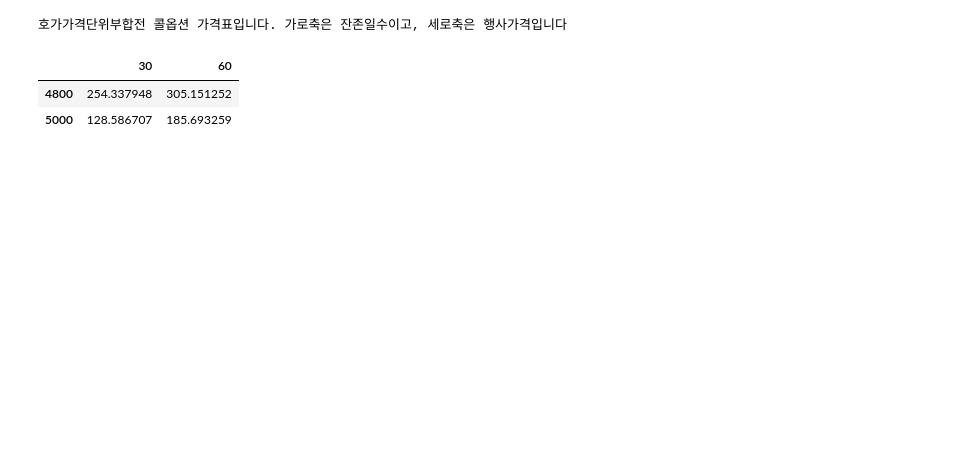
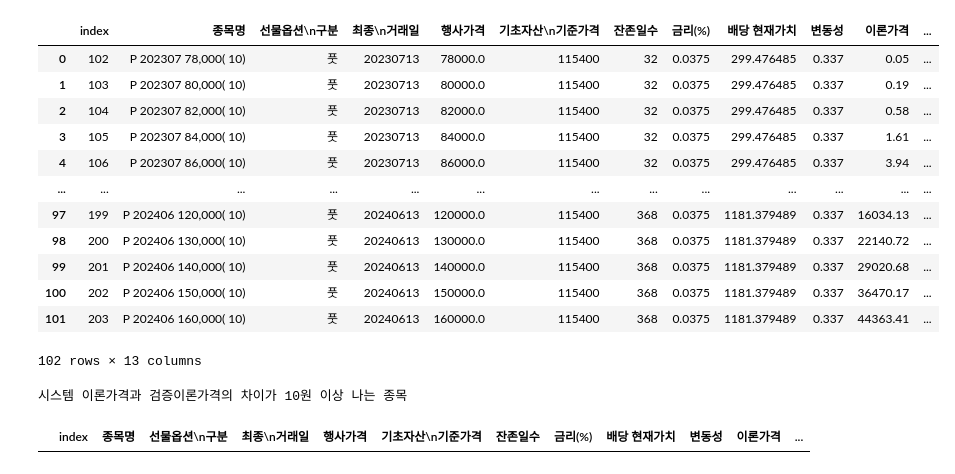
Before and after one commit to SophieShin/MachineLearning, a Jupyter notebook: Option_Pricing.ipynb, the cells around one changed output. Saved outputs shown, nothing was run; the diff lists cells and outputs as text; code cells hidden in the pictures; blank space fills up the shorter version.

```diff
--- a/Option_Pricing.ipynb
+++ b/Option_Pricing.ipynb
@@ -65,26 +197,43 @@ def call(S,K,r,t,div, sigma):
-# %%
-T= [30, 60]
-DIV = [0, 0.5]
-k= [ 4800, 5000]
-# %%
-call_price = pd.DataFrame()
-
-for i in range(len(T)):
-  t = T[i]
-  div = DIV[i]
-  call_price_temp = []
-
-  for i in range(len(k)):
-    K = k[i]
-    price = call(S,K,r,t,div,sigma)
-    call_price_temp.append(price)
-  call_price_temp = pd.Series(call_price_temp, index = k)
-  call_price[t] = call_price_temp
-# %%
-print('호가가격단위부합전 콜옵션 가격표입니다. 가로축은 잔존일수이고, 세로축은 행사가격입니다')
-call_price
-# %% [output]
-호가가격단위부합전 콜옵션 가격표입니다. 가로축은 잔존일수이고, 세로축은 행사가격입니다
-|  | 30 | 60 |
-| 4800 | 254.337948 | 305.151252 |
-| 5000 | 128.586707 | 185.693259 |
+# %%
+# 모든 행사가격, 모든 월물에 대해 이론가격 구하는 코드
+
+put_price_temp = []
+
+for i in range(len(name)):
+  s = S[i]
+  k = K[i]
+  R = r[i]
+  T = t[i]
+  Div = div[i]
+  Sigma = sigma[i]
+
+  price =  put(s,k,R,T,Div,Sigma)
+  put_price_temp.append(price)
+# %%
+# 구한 이론가와 시스템에서 산출한 이론가 비교
+
+put_price = pd.Series(put_price_temp)
+df2['theo_price_검증용'] = put_price
+df2['시스템 검증 차이'] = df2['이론가격'] - df2['theo_price_검증용']
+# %%
+df2
+# %% [output]
+|  | index | 종목명 | 선물옵션\n구분 | 최종\n거래일 | 행사가격 | 기초자산\n기준가격 | 잔존일수 | 금리(%) | 배당 현재가치 | 변동성 | 이론가격 | ... |
+| 0 | 102 | P 202307 78,000( 10) | 풋 | 20230713 | 78000.0 | 115400 | 32 | 0.0375 | 299.476485 | 0.337 | 0.05 | ... |
+| 1 | 103 | P 202307 80,000( 10) | 풋 | 20230713 | 80000.0 | 115400 | 32 | 0.0375 | 299.476485 | 0.337 | 0.19 | ... |
+| 2 | 104 | P 202307 82,000( 10) | 풋 | 20230713 | 82000.0 | 115400 | 32 | 0.0375 | 299.476485 | 0.337 | 0.58 | ... |
+| 3 | 105 | P 202307 84,000( 10) | 풋 | 20230713 | 84000.0 | 115400 | 32 | 0.0375 | 299.476485 | 0.337 | 1.61 | ... |
+| 4 | 106 | P 202307 86,000( 10) | 풋 | 20230713 | 86000.0 | 115400 | 32 | 0.0375 | 299.476485 | 0.337 | 3.94 | ... |
+| ... | ... | ... | ... | ... | ... | ... | ... | ... | ... | ... | ... | ... |
+| 97 | 199 | P 202406 120,000( 10) | 풋 | 20240613 | 120000.0 | 115400 | 368 | 0.0375 | 1181.379489 | 0.337 | 16034.13 | ... |
+| 98 | 200 | P 202406 130,000( 10) | 풋 | 20240613 | 130000.0 | 115400 | 368 | 0.0375 | 1181.379489 | 0.337 | 22140.72 | ... |
+| 99 | 201 | P 202406 140,000( 10) | 풋 | 20240613 | 140000.0 | 115400 | 368 | 0.0375 | 1181.379489 | 0.337 | 29020.68 | ... |
+| 100 | 202 | P 202406 150,000( 10) | 풋 | 20240613 | 150000.0 | 115400 | 368 | 0.0375 | 1181.379489 | 0.337 | 36470.17 | ... |
+| 101 | 203 | P 202406 160,000( 10) | 풋 | 20240613 | 160000.0 | 115400 | 368 | 0.0375 | 1181.379489 | 0.337 | 44363.41 | ... |
+102 rows × 13 columns
+# %%
+print('시스템 이론가격과 검증이론가격의 차이가 10원 이상 나는 종목')
+df2[df2['시스템 검증 차이'] > 10]
+# %% [output]
+시스템 이론가격과 검증이론가격의 차이가 10원 이상 나는 종목
+|  | index | 종목명 | 선물옵션\n구분 | 최종\n거래일 | 행사가격 | 기초자산\n기준가격 | 잔존일수 | 금리(%) | 배당 현재가치 | 변동성 | 이론가격 | ... |
```
Also changed, not shown: parts of 26 cells of this notebook.
